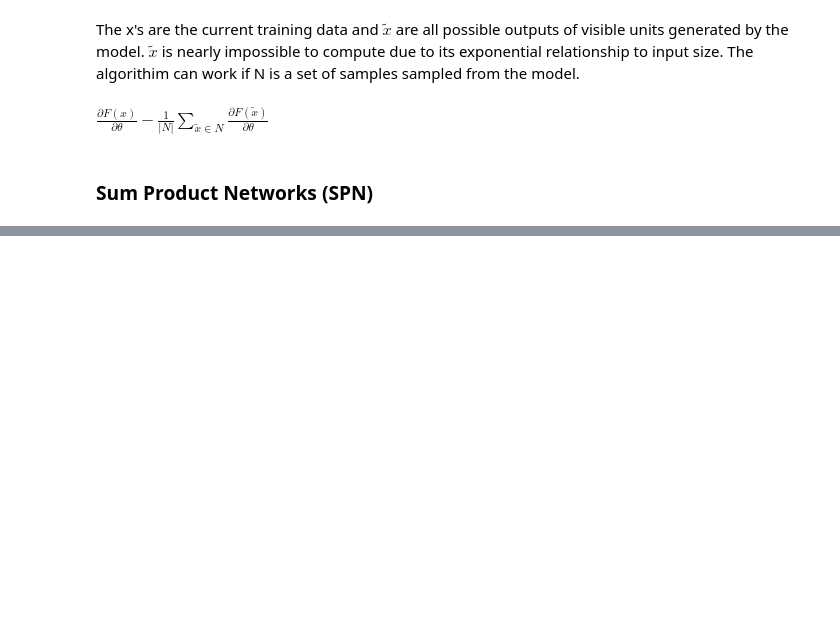
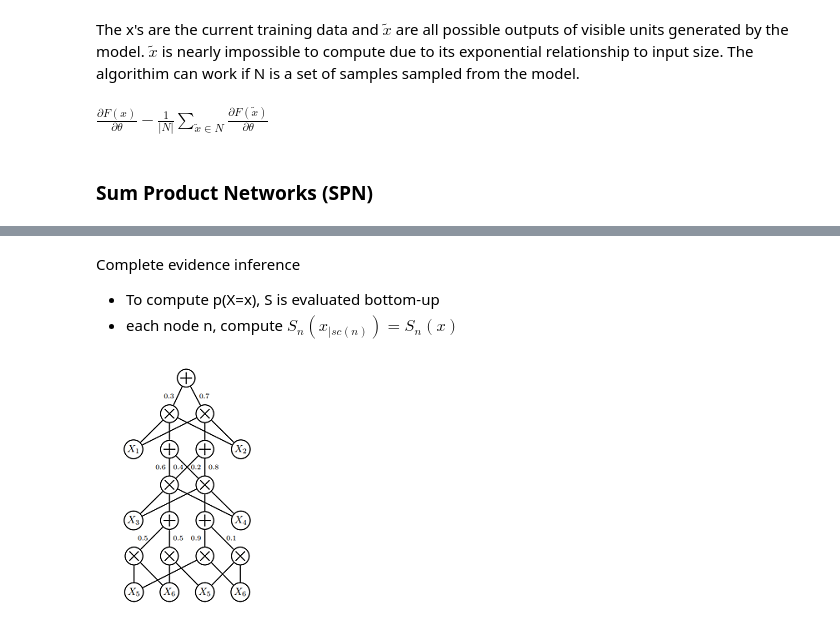
Before and after one commit to rtora/Summer19, a Jupyter notebook: Summer19_report.ipynb, the cells around one changed output, grey strips where cells are left out. Saved outputs shown, nothing was run; the diff lists cells and outputs as text; code cells hidden in the pictures; blank space fills up the shorter version.

```diff
--- a/Summer19_report.ipynb
+++ b/Summer19_report.ipynb
@@ -52,0 +70,9 @@ $\frac{\partial F(x)}{\partial \theta}-\frac{1}{|N|}\sum_{\tilde{x}∈N}^{}\frac
+# %% [markdown]
+Complete evidence inference
+- To compute p(X=x), S is evaluated bottom-up
+- each node n, compute $S_n(x_{|sc(n)})=S_n(x)$
+# %%
+from IPython.display import Image
+Image(filename='spn_inference1.png')
+# %% [output]
+[figure, added]
```
Also changed, not shown: parts of 57 cells of this notebook.
